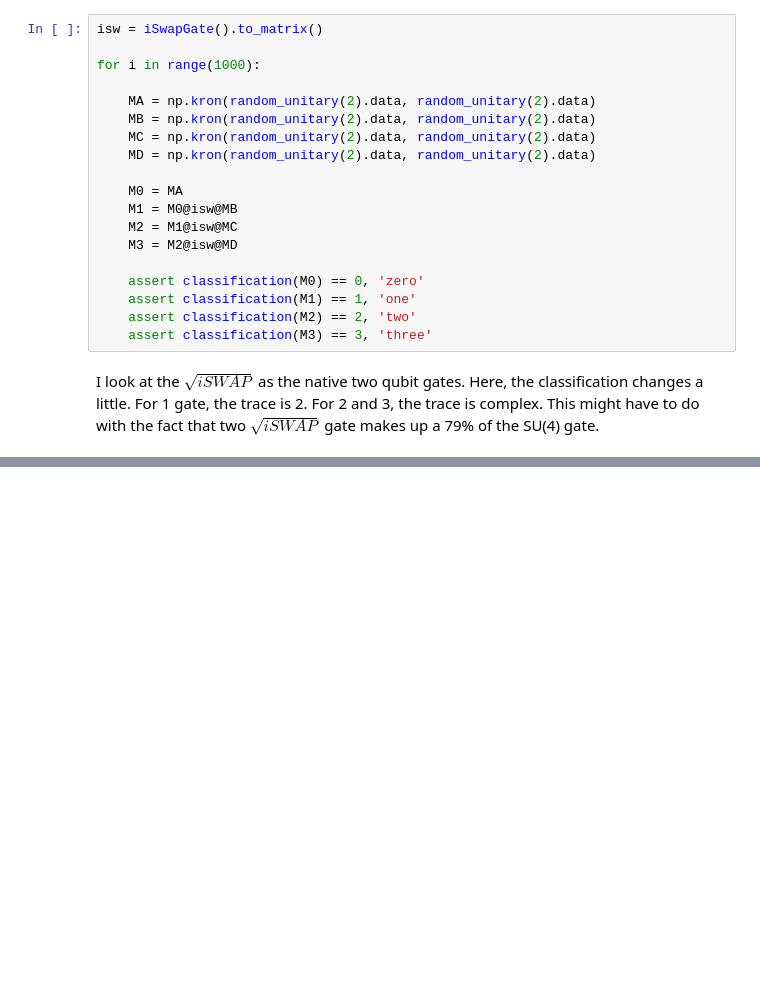
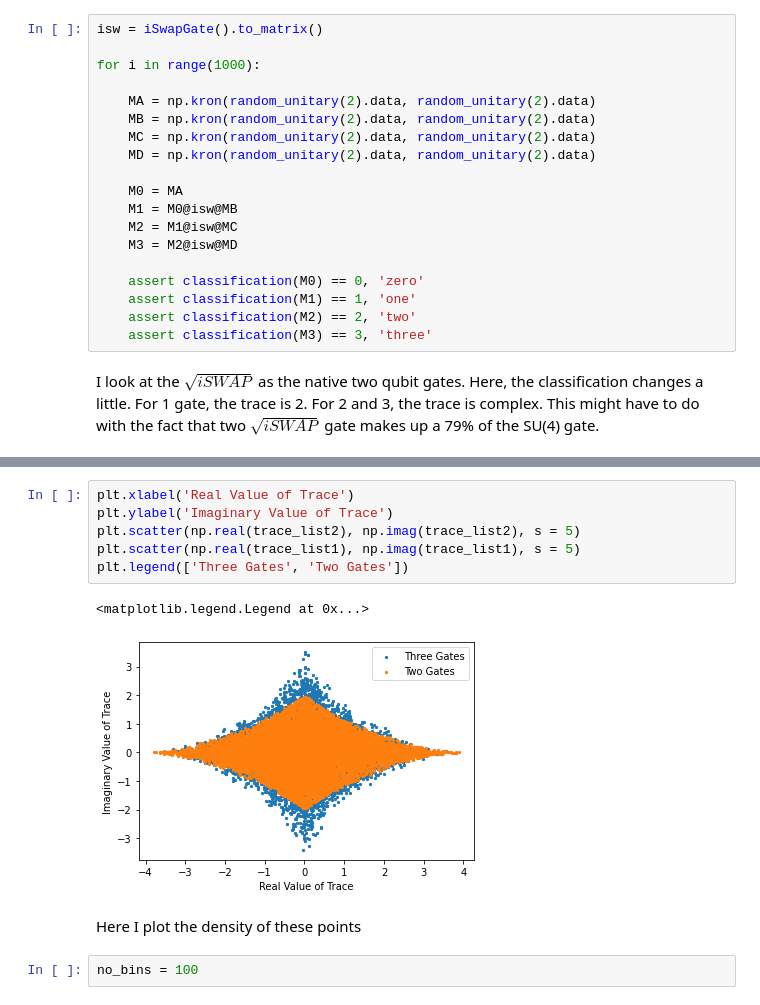
Before and after one commit to mpham26uchicago/QOSF_Mentorship, a Jupyter notebook: Jan 4, 2022 (Coded Chi Function).ipynb, the cells around one changed output, grey strips where cells are left out. Cells and saved outputs as stored; diff of their text form; blank space fills up the shorter version.

Commit message:
Add files via upload
Looked at a few more two-quits gate set

```diff
--- a/Jan 4, 2022 (Coded Chi Function).ipynb
+++ b/Jan 4, 2022 (Coded Chi Function).ipynb
@@ -122,0 +172,13 @@ AssertionError: one
+# %%
+plt.xlabel('Real Value of Trace')
+plt.ylabel('Imaginary Value of Trace')
+plt.scatter(np.real(trace_list2), np.imag(trace_list2), s = 5)
+plt.scatter(np.real(trace_list1), np.imag(trace_list1), s = 5)
+plt.legend(['Three Gates', 'Two Gates'])
+# %% [output]
+<matplotlib.legend.Legend at 0x...>
+[figure, added]
+# %% [markdown]
+Here I plot the density of these points
+# %%
+no_bins = 100
```
Also changed, not shown: parts of 18 cells of this notebook.
